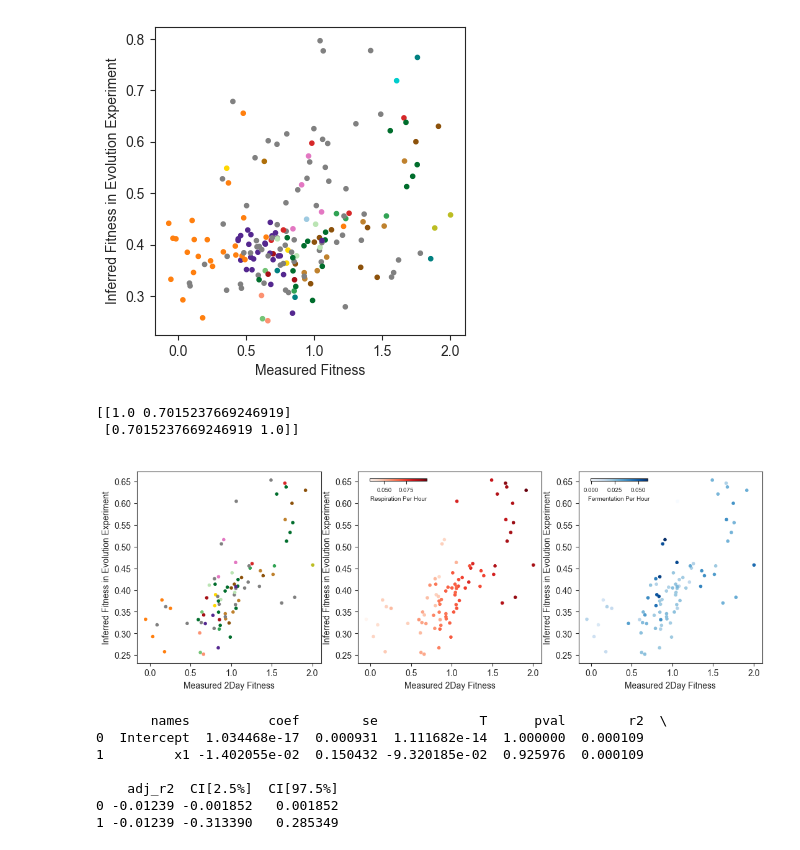
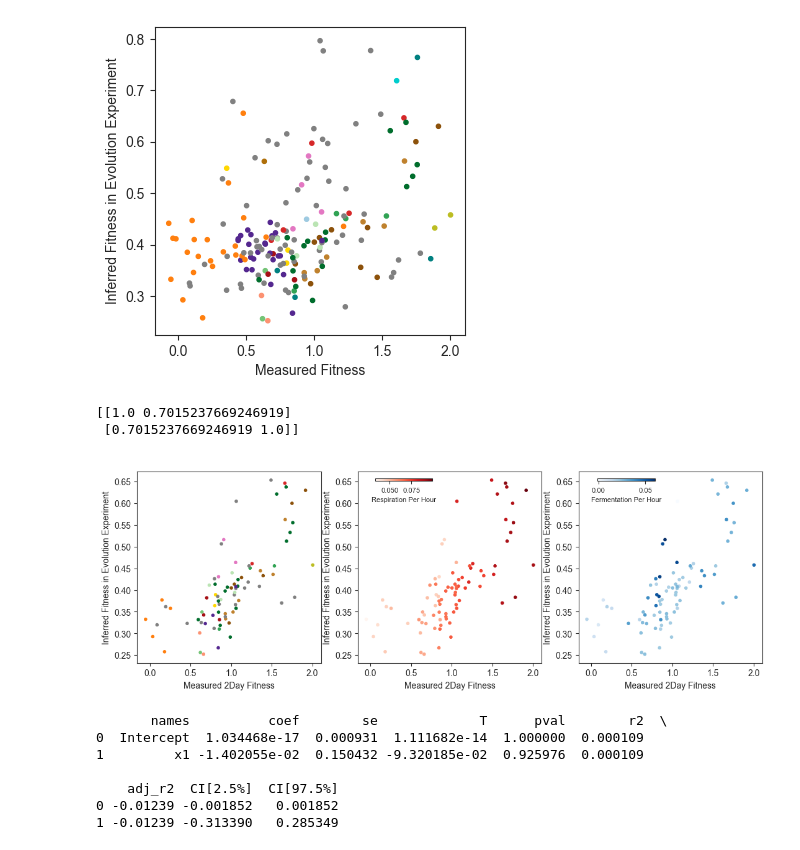
Before and after one commit to grantkinsler/EvolvingFront, a Jupyter notebook: EvolutionTracking/remeasurement vs evolution fitness.ipynb, the cells around one changed output. Drawn from its saved outputs; the diff is of its cells as text; code cells hidden in the pictures.

```diff
--- a/EvolutionTracking/remeasurement vs evolution fitness.ipynb
+++ b/EvolutionTracking/remeasurement vs evolution fitness.ipynb
@@ -370,43 +370,43 @@ for ancestor in ['IRA1_MIS']:
                 8*this_set['evolution_fitness'].values,
                 marker='.',c=this_set['ResPerHour'].values,cmap='Reds')
 
-    cax = this_ax.inset_axes([0.02,0.95,0.4,0.1])
+    cax = this_ax.inset_axes([0.0,0.95,0.5,0.1])
     cax.axis('off')
 
     cb = plt.colorbar(p,ax=cax,orientation='horizontal',label='Respiration Per Hour')
 
-    cb.ax.tick_params(labelsize=7)
-    cb.ax.xaxis.label.set_size(7)
+    cb.ax.tick_params(labelsize=8)
+    cb.ax.xaxis.label.set_size(8)
 
     this_ax.set_xlabel('Measured 2Day Fitness')
     this_ax.set_ylabel('Inferred Fitness in Evolution Experiment')
 
     # plt.colorbar(this_set['ResPerHour'].values,cmap='Reds',label='Respiration Per Hour')
 
     this_ax = axs[2]
 
     p = this_ax.scatter(this_set['Fit2D_early_fitness_relative'].values,
                 8*this_set['evolution_fitness'].values,
                 marker='.',c=this_set['FerPerHour'].values,cmap='Blues')
 
-    cax = this_ax.inset_axes([0.02,0.95,0.4,0.1])
+    cax = this_ax.inset_axes([0.01,0.95,0.5,0.1])
     cax.axis('off')
 
     cb = plt.colorbar(p,ax=cax,orientation='horizontal',label='Fermentation Per Hour')
 
-    cb.ax.tick_params(labelsize=7)
-    cb.ax.xaxis.label.set_size(7)
+    cb.ax.tick_params(labelsize=8)
+    cb.ax.xaxis.label.set_size(8)
 
     # fig.colorbar(p,ax=axs[0],orientation='horizontal',label='Fermentation Per Hour')
 
     this_ax.set_xlabel('Measured 2Day Fitness')
     this_ax.set_ylabel('Inferred Fitness in Evolution Experiment')
 
     plt.savefig('figures/evolution_fitness_correlation_withPerformanceColors.pdf',bbox_inches='tight')
 # %% [output]
 [[1.0 0.7015237669246919]
  [0.7015237669246919 1.0]]
-[figure, old version]
+[figure, new version]
 # %%
 # IRA1-missense test respiration
 
```
Also changed, not shown: 10 other files.
